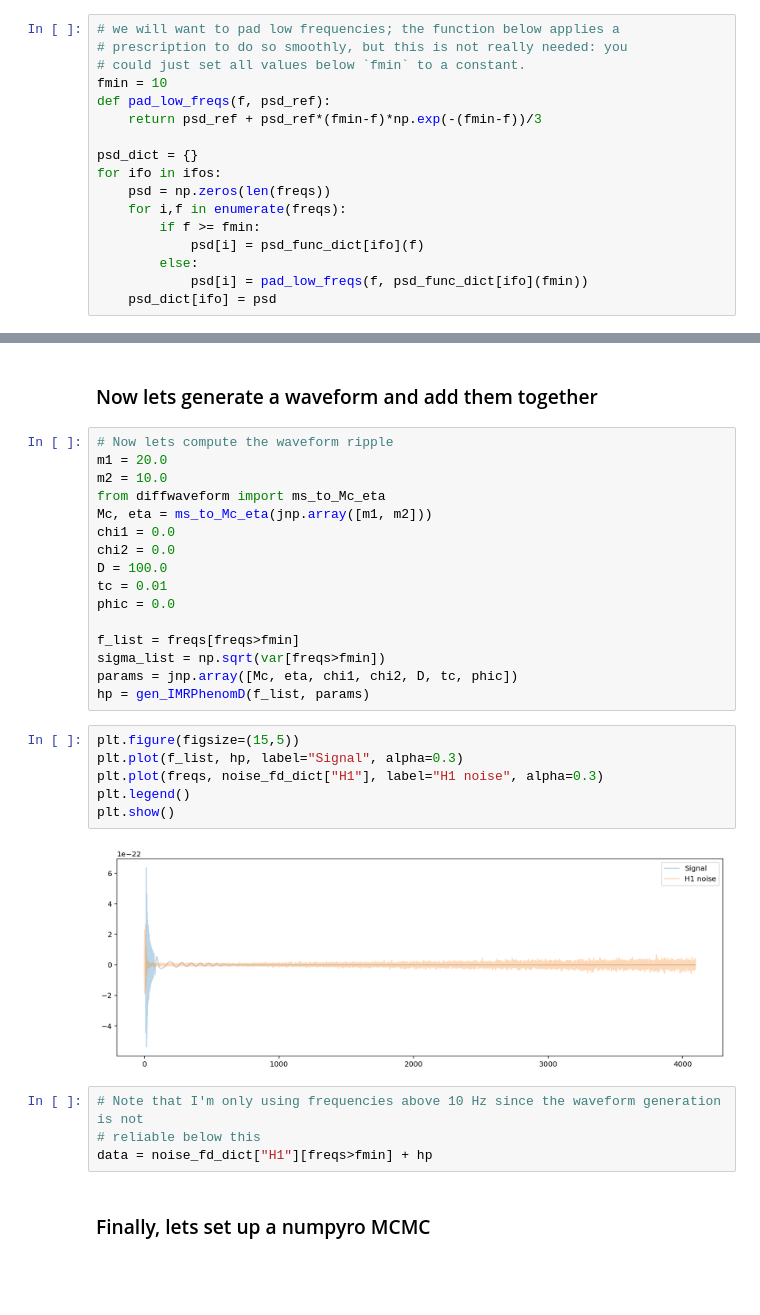
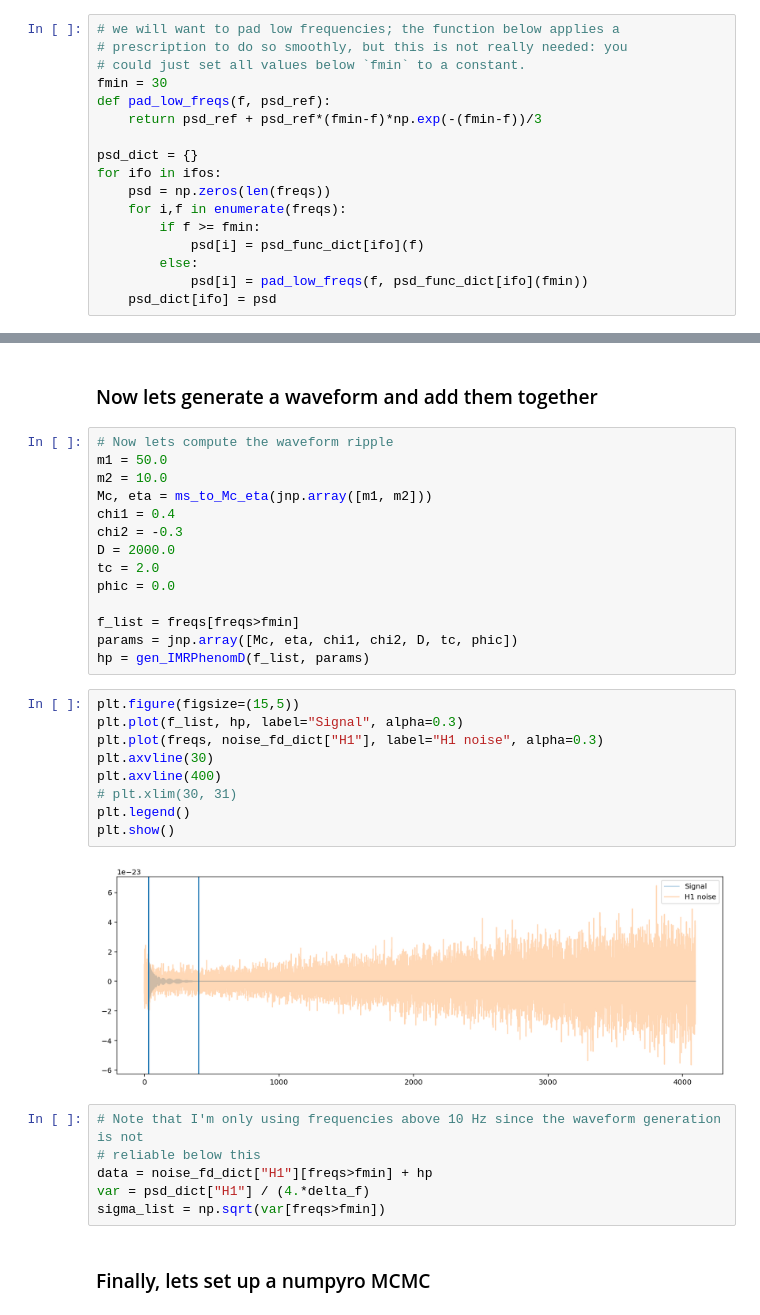
Before and after one commit to tedwards2412/GWPE_JAX, a Jupyter notebook: Notebooks/PE_firstlook.ipynb, the cells around one changed output, grey strips where cells are left out. Cells and saved outputs as stored; diff of their text form; blank space fills up the shorter version.

```diff
--- a/Notebooks/PE_firstlook.ipynb
+++ b/Notebooks/PE_firstlook.ipynb
@@ -63,7 +55,7 @@ delta_f = freqs[1] - freqs[0]
 # we will want to pad low frequencies; the function below applies a
 # prescription to do so smoothly, but this is not really needed: you
 # could just set all values below `fmin` to a constant.
-fmin = 10
+fmin = 30
 def pad_low_freqs(f, psd_ref):
     return psd_ref + psd_ref*(fmin-f)*np.exp(-(fmin-f))/3
 
@@ -95,32 +91,35 @@ plt.plot(freqs, noise_fd_dict["H1"])
 ### Now lets generate a waveform and add them together
 # %%
 # Now lets compute the waveform ripple
-m1 = 20.0
+m1 = 50.0
 m2 = 10.0
-from diffwaveform import ms_to_Mc_eta
 Mc, eta = ms_to_Mc_eta(jnp.array([m1, m2]))
-chi1 = 0.0
-chi2 = 0.0
-D = 100.0
-tc = 0.01
+chi1 = 0.4
+chi2 = -0.3
+D = 2000.0
+tc = 2.0
 phic = 0.0
 
 f_list = freqs[freqs>fmin]
-sigma_list = np.sqrt(var[freqs>fmin])
 params = jnp.array([Mc, eta, chi1, chi2, D, tc, phic])
 hp = gen_IMRPhenomD(f_list, params)
 # %%
 plt.figure(figsize=(15,5))
 plt.plot(f_list, hp, label="Signal", alpha=0.3)
 plt.plot(freqs, noise_fd_dict["H1"], label="H1 noise", alpha=0.3)
+plt.axvline(30)
+plt.axvline(400)
+# plt.xlim(30, 31)
 plt.legend()
 plt.show()
 # %% [output]
-[figure, old version]
+[figure, new version]
 # %%
 # Note that I'm only using frequencies above 10 Hz since the waveform generation is not
 # reliable below this
 data = noise_fd_dict["H1"][freqs>fmin] + hp
+var = psd_dict["H1"] / (4.*delta_f)
+sigma_list = np.sqrt(var[freqs>fmin])
 # %% [markdown]
 ### Finally, lets set up a numpyro MCMC
 # %%
```
Also changed, not shown: parts of 17 cells of this notebook, 1 other file.
